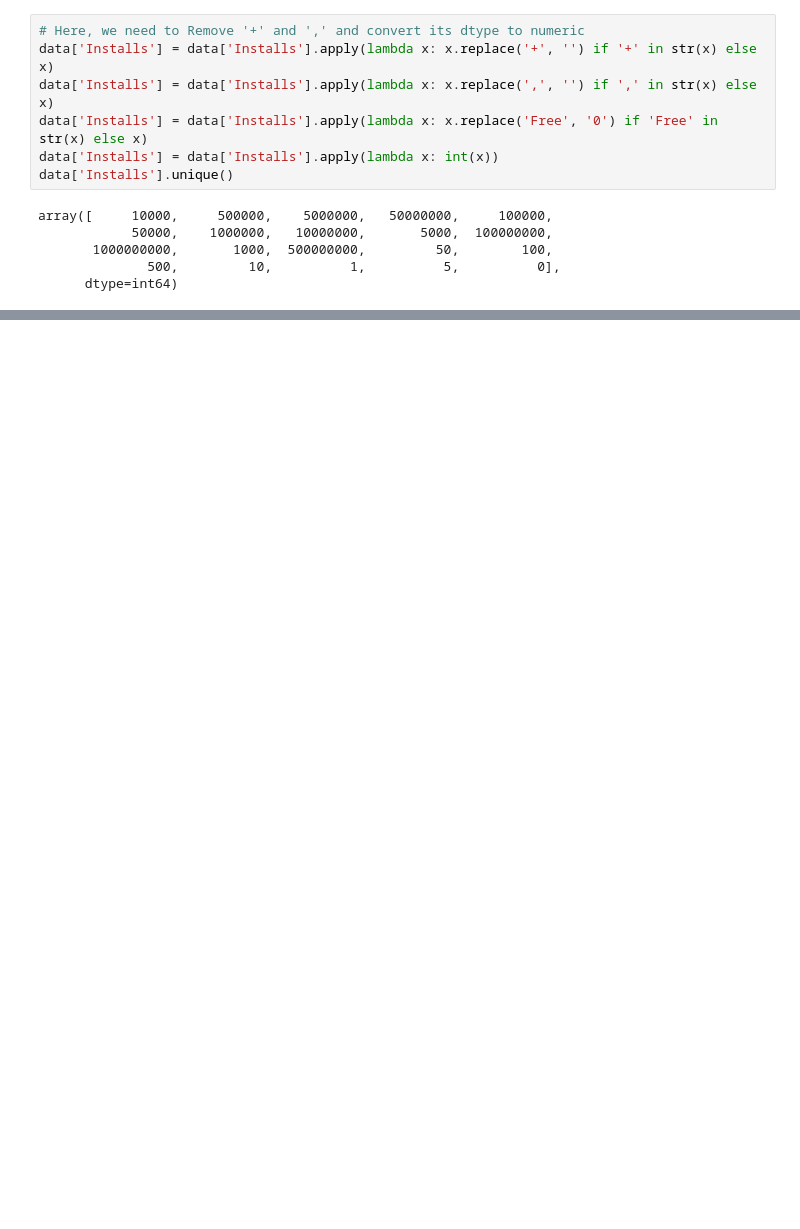
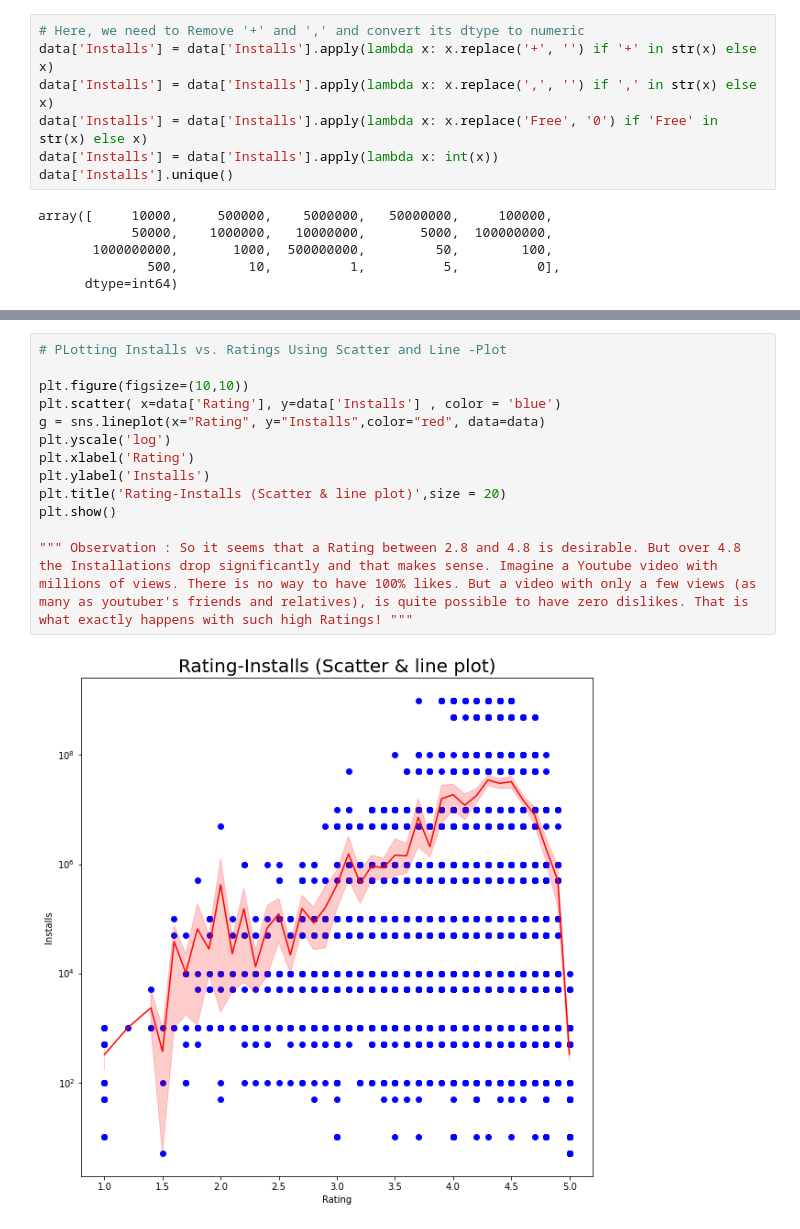
Before and after one commit to AdityaSolanki189/PythonProjects, a Jupyter notebook: GooglePS_DataAnalysis/GPlaydata_Analysis_final.ipynb, the cells around one changed output, grey strips where cells are left out. Drawn from its saved outputs; the diff is of its cells as text; blank space fills up the shorter version.

```diff
--- a/GooglePS_DataAnalysis/GPlaydata_Analysis_final.ipynb
+++ b/GooglePS_DataAnalysis/GPlaydata_Analysis_final.ipynb
@@ -188,0 +309,15 @@ ValueError: cannot convert float NaN to integer
+# %%
+# PLotting Installs vs. Ratings Using Scatter and Line -Plot
+
+plt.figure(figsize=(10,10))
+plt.scatter( x=data['Rating'], y=data['Installs'] , color = 'blue')
+g = sns.lineplot(x="Rating", y="Installs",color="red", data=data)
+plt.yscale('log')
+plt.xlabel('Rating')
+plt.ylabel('Installs')
+plt.title('Rating-Installs (Scatter & line plot)',size = 20)
+plt.show()
+
+""" Observation : So it seems that a Rating between 2.8 and 4.8 is desirable. But over 4.8 the Installations drop significantly and that makes sense. Imagine a Youtube video with millions of views. There is no way to have 100% likes. But a video with only a few views (as many as youtuber's friends and relatives), is quite possible to have zero dislikes. That is what exactly happens with such high Ratings! """
+# %% [output]
+[figure, added]
```
Also changed, not shown: parts of 20 cells of this notebook, 1 other file.
